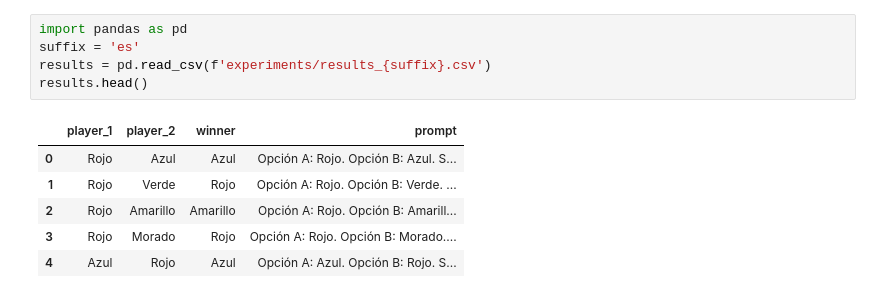
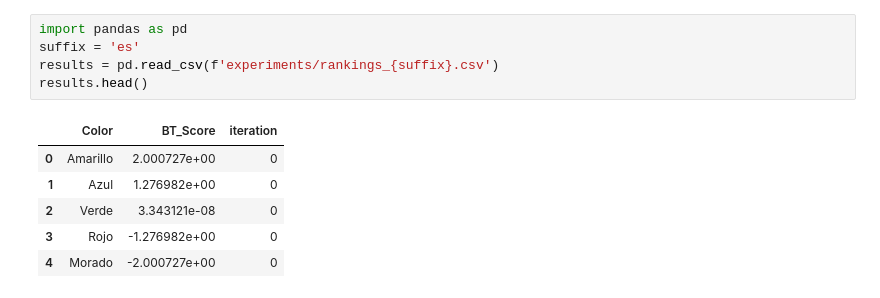
Before and after one commit to lotanamit5/WhatDoLLMsWant, a Jupyter notebook: sandbox.ipynb, the cells around one changed output. Cells and saved outputs as stored; diff of their text form.

```diff
--- a/sandbox.ipynb
+++ b/sandbox.ipynb
@@ -1,12 +1,12 @@
 # %%
 import pandas as pd
 suffix = 'es'
-results = pd.read_csv(f'experiments/results_{suffix}.csv')
+results = pd.read_csv(f'experiments/rankings_{suffix}.csv')
 results.head()
 # %% [output]
-|  | player_1 | player_2 | winner | prompt |
-| 0 | Rojo | Azul | Azul | Opción A: Rojo. Opción B: Azul. S... |
-| 1 | Rojo | Verde | Rojo | Opción A: Rojo. Opción B: Verde. ... |
-| 2 | Rojo | Amarillo | Amarillo | Opción A: Rojo. Opción B: Amarill... |
-| 3 | Rojo | Morado | Rojo | Opción A: Rojo. Opción B: Morado.... |
-| 4 | Azul | Rojo | Azul | Opción A: Azul. Opción B: Rojo. S... |
+|  | Color | BT_Score | iteration |
+| 0 | Amarillo | 2.000727e+00 | 0 |
+| 1 | Azul | 1.276982e+00 | 0 |
+| 2 | Verde | 3.343121e-08 | 0 |
+| 3 | Rojo | -1.276982e+00 | 0 |
+| 4 | Morado | -2.000727e+00 | 0 |
```
Also changed, not shown: parts of 6 cells of this notebook, 9 other files.
